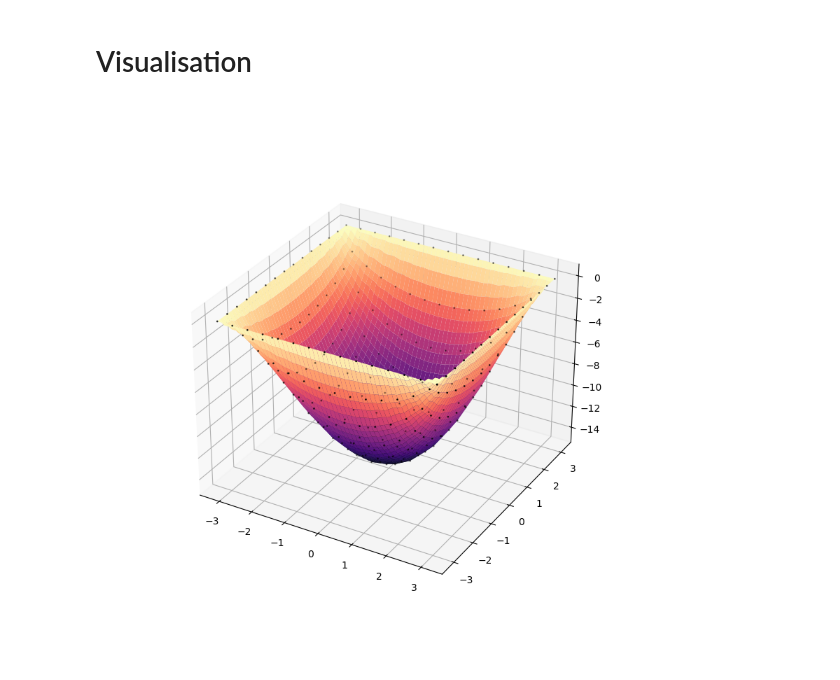
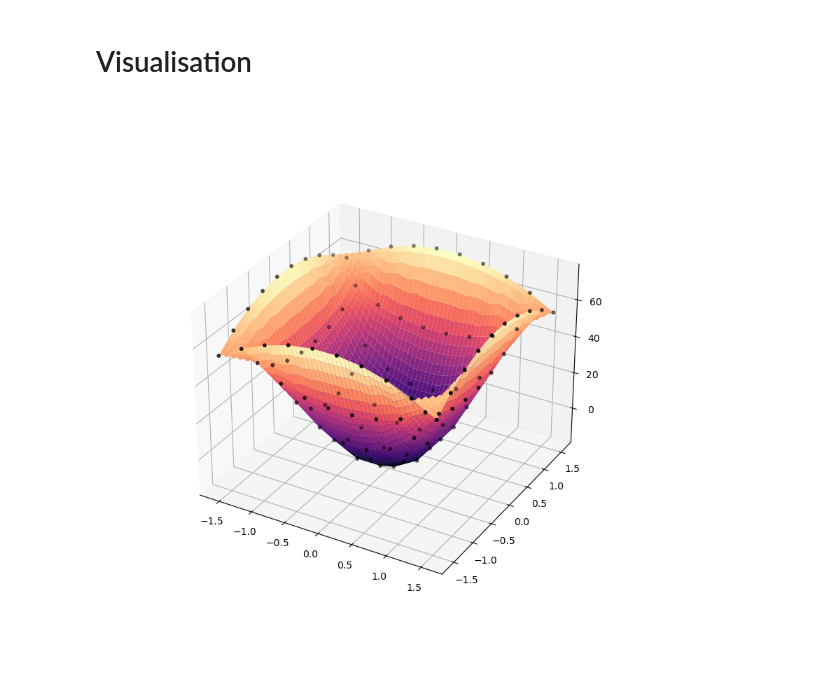
Before and after one commit to kamosevoyan/Diploma_work, a Jupyter notebook: Variation_solution_method.ipynb, the cells around one changed output. Drawn from its saved outputs; the diff is of its cells as text; code cells hidden in the pictures.

```diff
--- a/Variation_solution_method.ipynb
+++ b/Variation_solution_method.ipynb
@@ -41,16 +48,16 @@ def f(x, y):
 # %% [markdown]
 # Number of points per coordinate
 # %%
-n_points = 15
+n_points = 10
 # %% [markdown]
 # Construct the necessary matrices
 # %%
-grid = torch.linspace(-torch.pi, torch.pi, n_points)
-grid_x, grid_y = torch.meshgrid(grid, grid, indexing="ij")
+grid = numpy.linspace(-torch.pi/2, torch.pi/2, n_points)
+grid_x, grid_y = numpy.meshgrid(grid, grid, indexing="ij")
 grid_z = f(grid_x, grid_y)
 h_1=h_2=grid[1]-grid[0]
 b = -grid_z.reshape(-1)
-matrix = torch.zeros(n_points**2, n_points**2)
+matrix = numpy.zeros((n_points**2, n_points**2), dtype=numpy.float32)
 # %%
 for i in range(n_points**2):
     idx = numpy.unravel_index(i, (n_points, n_points))
@@ -89,20 +95,21 @@ for i in range(n_points**2):
 # %% [markdown]
 # Solve the system of linear equations
 # %%
-u = torch.linalg.solve(matrix, b)
+u = numpy.linalg.solve(matrix, b)
 u = u.reshape(n_points, n_points)
+u += g(grid_x, grid_y)
 # %% [markdown]
 # Basis function (pyramidal function)
 # %%
 def phi(X, Y, h1, h2, i, j, n_x, n_y):
-    tx = torch.linspace(X.min(), X.max(), n_x)
-    ty = torch.linspace(Y.min(), Y.max(), n_y)
-    xx, yy = torch.meshgrid(tx, ty, indexing="ij")
+    tx = numpy.linspace(X.min(), X.max(), n_x)
+    ty = numpy.linspace(Y.min(), Y.max(), n_y)
+    xx, yy = numpy.meshgrid(tx, ty, indexing="ij")
     xm = xx.min()
     ym = yy.min()
     xx = xx - ym
     yy = yy - ym
-    tmp = torch.zeros(xx.shape)
+    tmp = numpy.zeros(xx.shape)
     S1 = (i <= xx/h1) & (xx/h1 <= i + 1) & (j <= yy/h2) & (yy/h2 <= j + 1) & (yy/h2 - j >= xx/h1 - i)
     tmp[S1] = (j + 1 - yy/h2)[S1]
     S2 = (i - 1 <= xx/h1) & (xx/h1 <= i) & (j <= yy/h2) & (yy/h2 <= j + 1) & (yy/h2 - j <= 1 + xx/h1 - i)
@@ -130,9 +137,9 @@ for i in range(n_points):
 # %%
 %matplotlib widget
 fig = plt.figure(figsize=(8, 8))
 ax = plt.axes(projection='3d')
 ax.plot_surface(xx, yy, zz, cmap="magma")
-ax.scatter(grid_x, grid_y, u, color="black", s=1)
+ax.scatter(grid_x, grid_y, u, color="black", s=10)
 plt.show()
 # %% [output]
-[figure, old version]
+[figure, new version]
```
Also changed, not shown: parts of 10 cells of this notebook, 8 other files.
